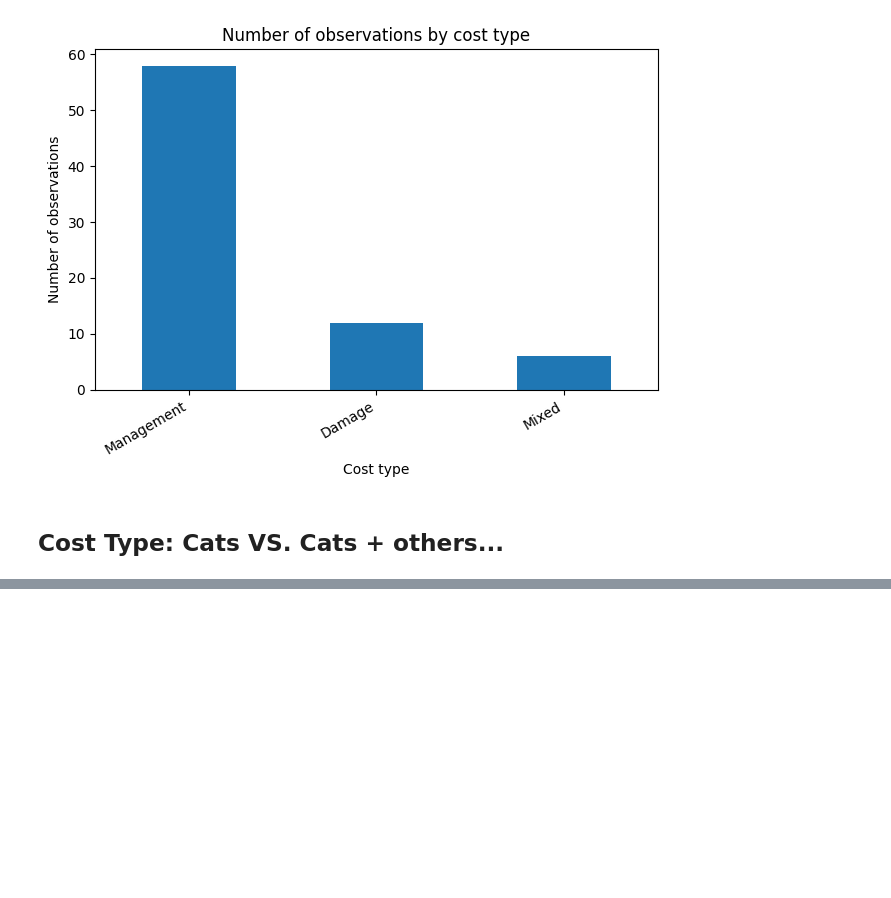
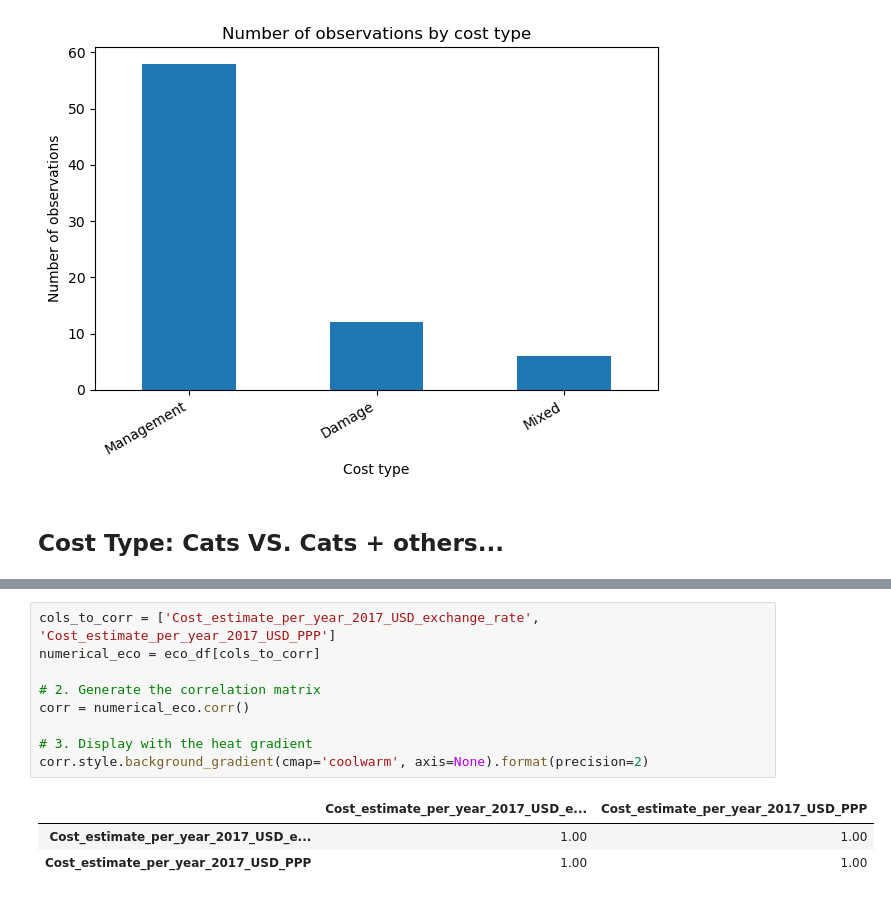
Before and after one commit to liza-drini/ceu-ds-project-C-2026, a Jupyter notebook: src/econ_visualization_aiana.ipynb, the cells around one changed output, grey strips where cells are left out. Cells and saved outputs as stored; diff of their text form; blank space fills up the shorter version.

```diff
--- a/src/econ_visualization_aiana.ipynb
+++ b/src/econ_visualization_aiana.ipynb
@@ -86,0 +107,13 @@ plt.show()
+# %%
+cols_to_corr = ['Cost_estimate_per_year_2017_USD_exchange_rate', 'Cost_estimate_per_year_2017_USD_PPP']
+numerical_eco = eco_df[cols_to_corr]
+
+# 2. Generate the correlation matrix
+corr = numerical_eco.corr()
+
+# 3. Display with the heat gradient
+corr.style.background_gradient(cmap='coolwarm', axis=None).format(precision=2)
+# %% [output]
+|  | Cost_estimate_per_year_2017_USD_e... | Cost_estimate_per_year_2017_USD_PPP |
+| Cost_estimate_per_year_2017_USD_e... | 1.00 | 1.00 |
+| Cost_estimate_per_year_2017_USD_PPP | 1.00 | 1.00 |
```
Also changed, not shown: parts of 2 cells of this notebook, 1 other file.
